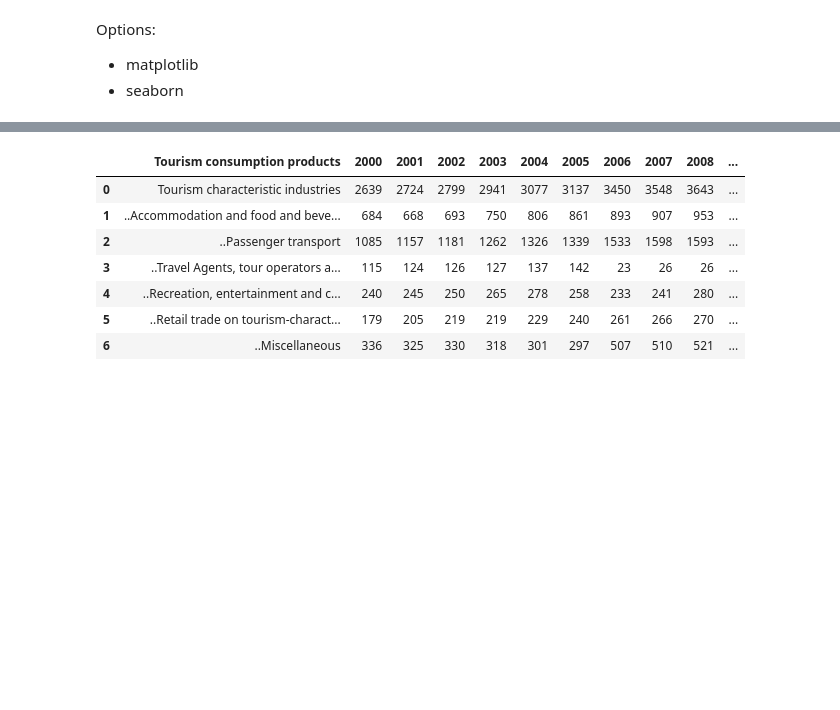
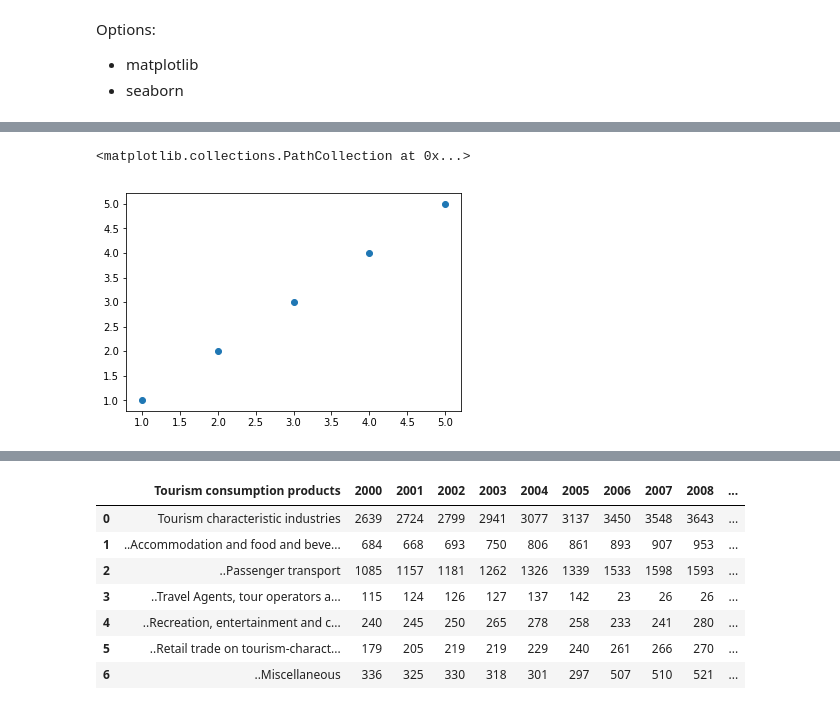
Before and after one commit to jilagan/ITMGT25-EE-ClassNotes, a Jupyter notebook: class_discussion_notebooks/Day 16 Discussions.ipynb, the cells around one changed output, grey strips where cells are left out. Drawn from its saved outputs; the diff is of its cells as text; code cells hidden in the pictures; blank space fills up the shorter version.

```diff
--- a/class_discussion_notebooks/Day 16 Discussions.ipynb
+++ b/class_discussion_notebooks/Day 16 Discussions.ipynb
@@ -8,0 +24,14 @@ Options:
+# %%
+# hardcoded scatterplot
+
+import matplotlib.pyplot as plt
+
+
+x = [1,2,3,4,5]
+y = [1,2,3,4,5]
+
+fig, ax = plt.subplots(1)
+ax.scatter(x=x,y=y)
+# %% [output]
+<matplotlib.collections.PathCollection at 0x...>
+[figure, added]
```
Also changed, not shown: parts of 56 cells of this notebook, 4 other files.
